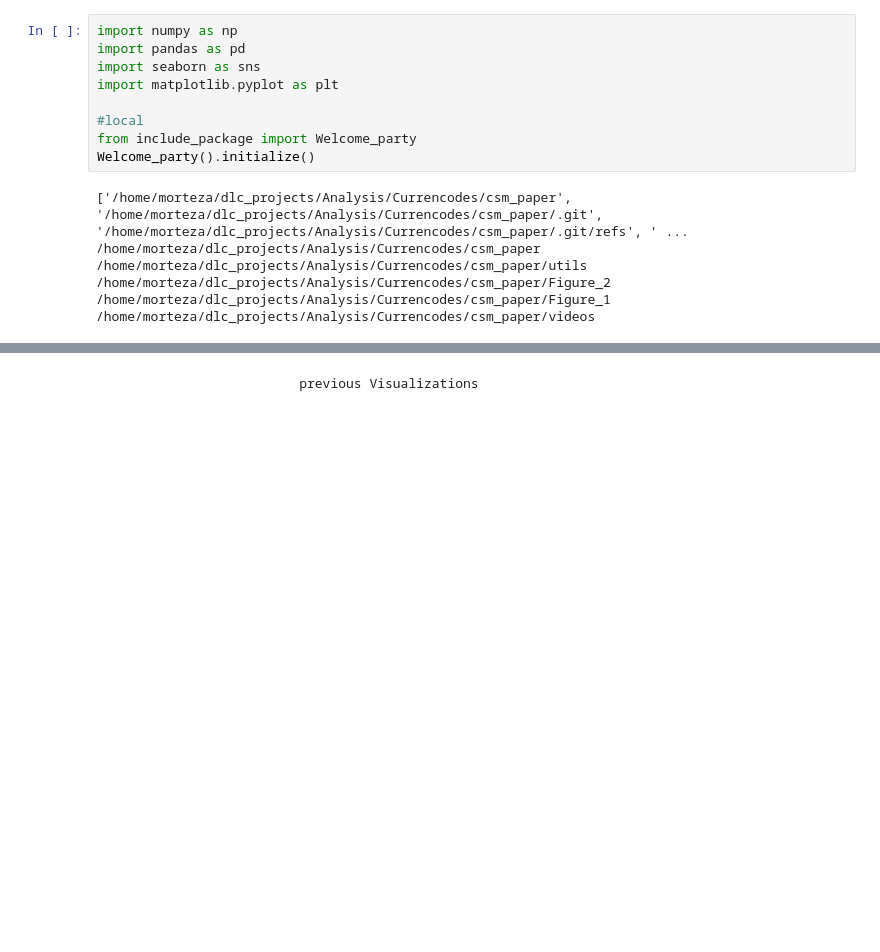
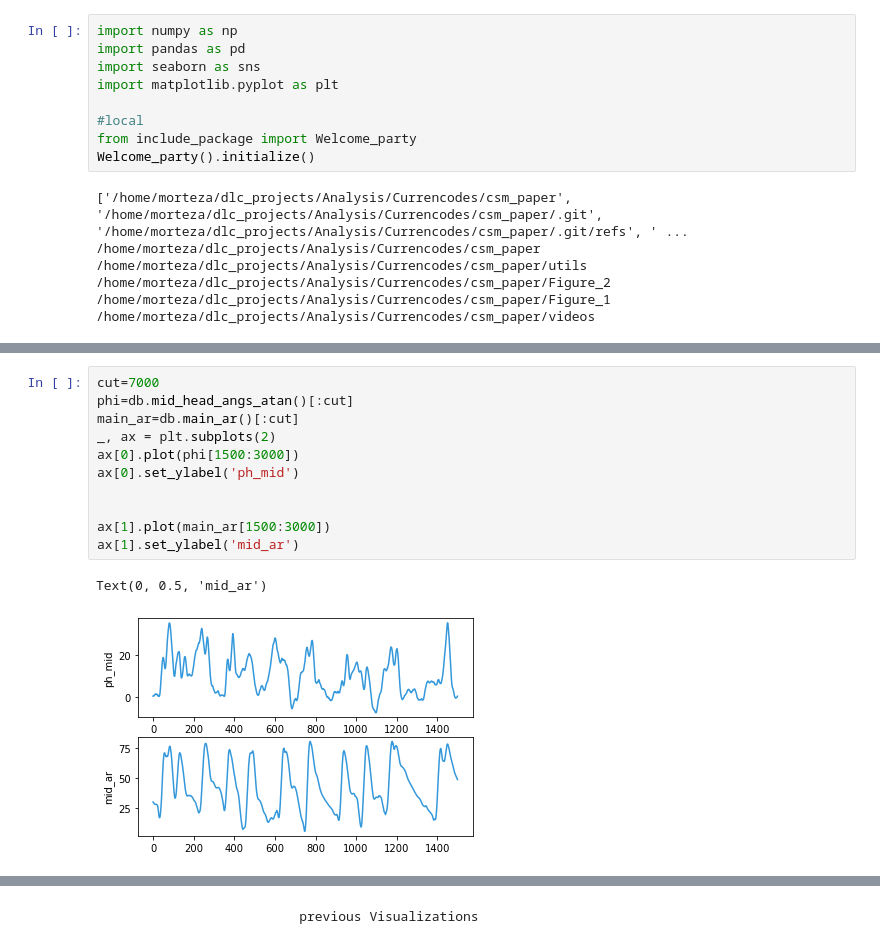
Before and after one commit to MorterzaAbbaszadeh/CSM_paper, a Jupyter notebook: Figure_1/open_field_visalization.ipynb, the cells around one changed output, grey strips where cells are left out. Cells and saved outputs as stored; diff of their text form; blank space fills up the shorter version.

```diff
--- a/Figure_1/open_field_visalization.ipynb
+++ b/Figure_1/open_field_visalization.ipynb
@@ -36,3 +37,17 @@ ax=vis_config.visualize_phis(db, 12, 30, 7000, 50, 'LD-3mg')
+# %%
+cut=7000
+phi=db.mid_head_angs_atan()[:cut]
+main_ar=db.main_ar()[:cut]
+_, ax = plt.subplots(2)
+ax[0].plot(phi[1500:3000])
+ax[0].set_ylabel('ph_mid')
+
+
+ax[1].plot(main_ar[1500:3000])
+ax[1].set_ylabel('mid_ar')
+# %% [output]
+Text(0, 0.5, 'mid_ar')
+[figure, added]
 # %%
 ax=vis_config.visualize_ars(db, 12, 30, 7000, 50, 'LD-3mg')
 # %% [output]
```
Also changed, not shown: parts of 5 cells of this notebook, 6 other files.
